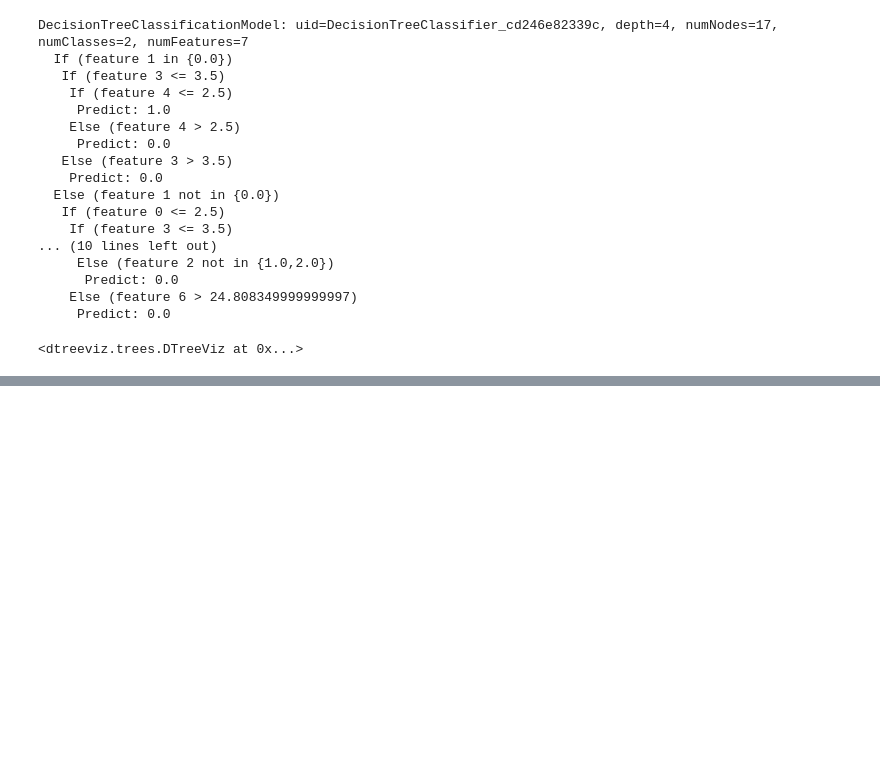
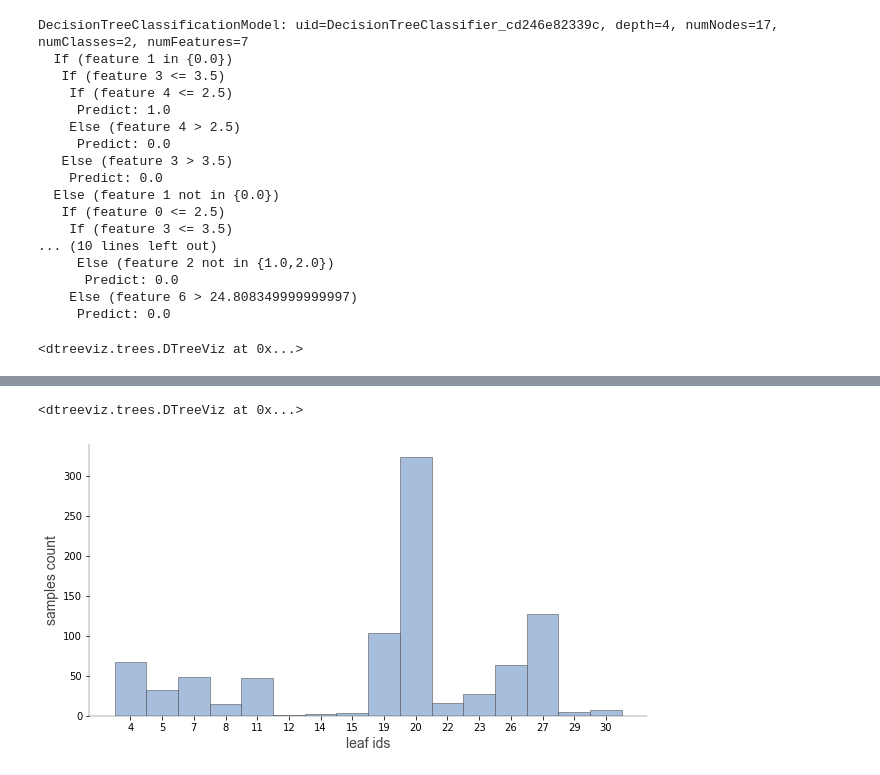
Before and after one commit to parrt/dtreeviz, a Jupyter notebook: notebooks/dtreeviz_spark_visualisations.ipynb, the cells around one changed output, grey strips where cells are left out. Saved outputs shown, nothing was run; the diff lists cells and outputs as text; code cells hidden in the pictures; blank space fills up the shorter version.

Commit message:
Fix issues for displaying dtreeviz() on spark regressor trees

```diff
--- a/notebooks/dtreeviz_spark_visualisations.ipynb
+++ b/notebooks/dtreeviz_spark_visualisations.ipynb
@@ -445,0 +431,13 @@ spark_dtree.target_name
+# %%
+features_reg = ["Pclass", "Sex_label", "Embarked_label", "Age_mean", "SibSp", "Parch", "Survived"]
+target_reg = "Fare"
+vector_assembler_reg = VectorAssembler(inputCols=features_reg, outputCol="features_reg")
+# %%
+decision_tree_reg = DecisionTreeRegressor(featuresCol="features_reg", labelCol=target_reg, maxDepth=3, seed=1234)
+pipeline_reg = Pipeline(stages=[label_indexer, age_imputer, vector_assembler_reg, decision_tree_reg])
+model = pipeline_reg.fit(data)
+# %%
+dataset_reg = Pipeline(stages=[label_indexer, age_imputer]) \
+    .fit(data) \
+    .transform(data) \
+    .toPandas()[features_reg + [target_reg]]
@@ -445,0 +464,3 @@ spark_dtree.target_name
+# %%
+tree_model_regressor = model.stages[3]
+spark_dtree_reg = ShadowSparkTree(tree_model_regressor, dataset_reg[features_reg], dataset_reg[target_reg], feature_names=features_reg, target_name=target_reg)
@@ -445,0 +499,8 @@ spark_dtree.target_name
+# %%
+trees.dtreeviz(spark_dtree_reg, X = X)
+# %% [output]
+<dtreeviz.trees.DTreeViz at 0x...>
+# %%
+trees.viz_leaf_samples(spark_dtree_reg)
+# %% [output]
+[figure, added]
```
Also changed, not shown: parts of 28 cells of this notebook, 1 other file.
